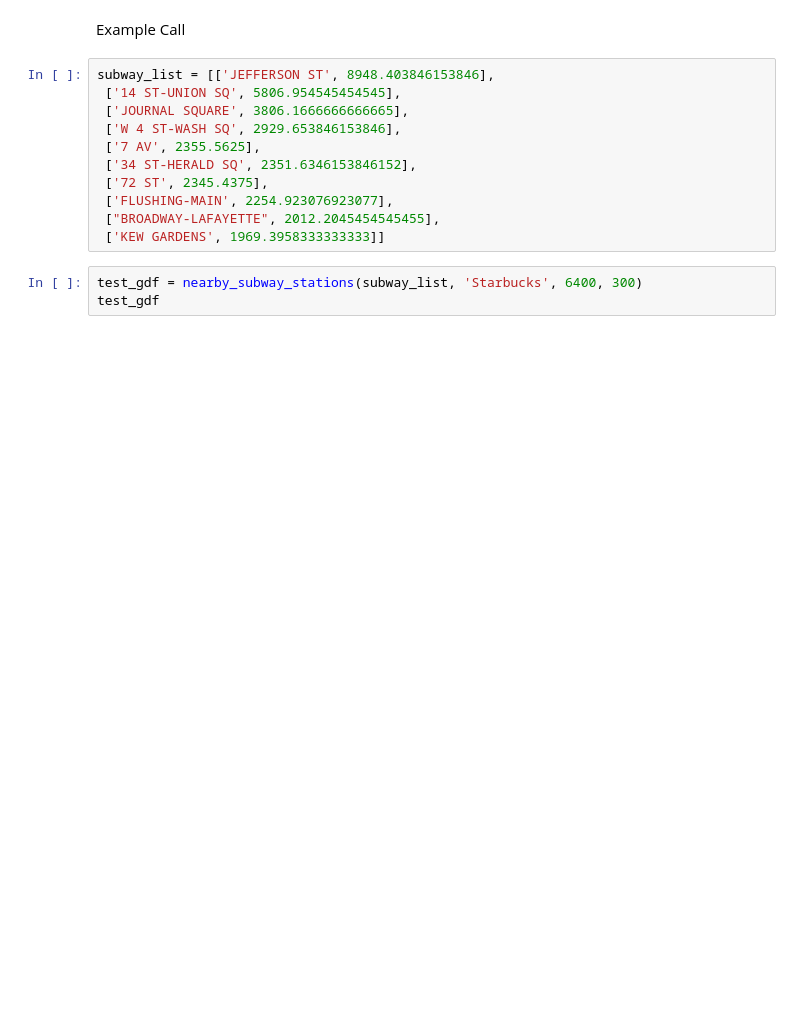
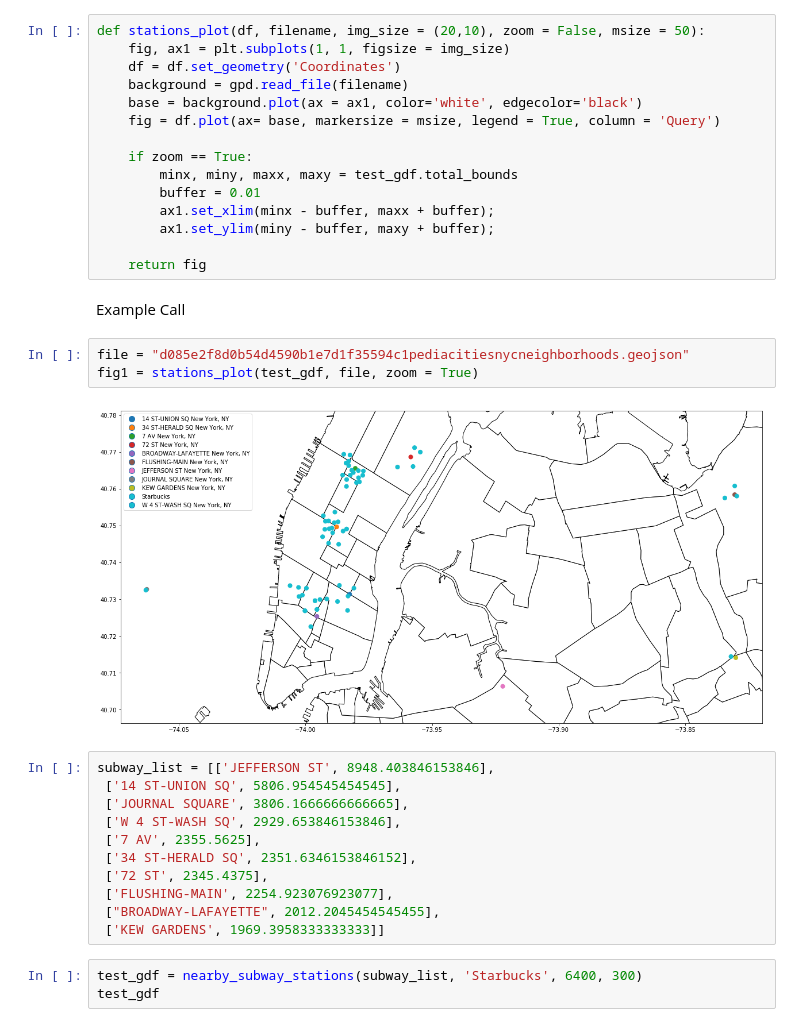
Before and after one commit to nalehc/gala_flyer_locations, a Jupyter notebook: Google_Places_Scraping_Alan.ipynb, the cells around one changed output. Cells and saved outputs as stored; diff of their text form; blank space fills up the shorter version.

```diff
--- a/Google_Places_Scraping_Alan.ipynb
+++ b/Google_Places_Scraping_Alan.ipynb
@@ -195,8 +122,28 @@ def nearby_subway_stations(subway_list, keyword, subway_r, keyword_r):
     nss_gdf = nss_gdf.drop(axis = 1, labels = ['index'])
 
     return nss_gdf
+# %%
+def stations_plot(df, filename, img_size = (20,10), zoom = False, msize = 50):
+    fig, ax1 = plt.subplots(1, 1, figsize = img_size)
+    df = df.set_geometry('Coordinates')
+    background = gpd.read_file(filename)
+    base = background.plot(ax = ax1, color='white', edgecolor='black')
+    fig = df.plot(ax= base, markersize = msize, legend = True, column = 'Query')
+
+    if zoom == True:
+        minx, miny, maxx, maxy = test_gdf.total_bounds
+        buffer = 0.01
+        ax1.set_xlim(minx - buffer, maxx + buffer);
+        ax1.set_ylim(miny - buffer, maxy + buffer);
+
+    return fig
 # %% [markdown]
 Example Call
+# %%
+file = "d085e2f8d0b54d4590b1e7d1f35594c1pediacitiesnycneighborhoods.geojson"
+fig1 = stations_plot(test_gdf, file, zoom = True)
+# %% [output]
+[figure, added]
 # %%
 subway_list = [['JEFFERSON ST', 8948.403846153846],
  ['14 ST-UNION SQ', 5806.954545454545],
```
Also changed, not shown: parts of 10 cells of this notebook.
